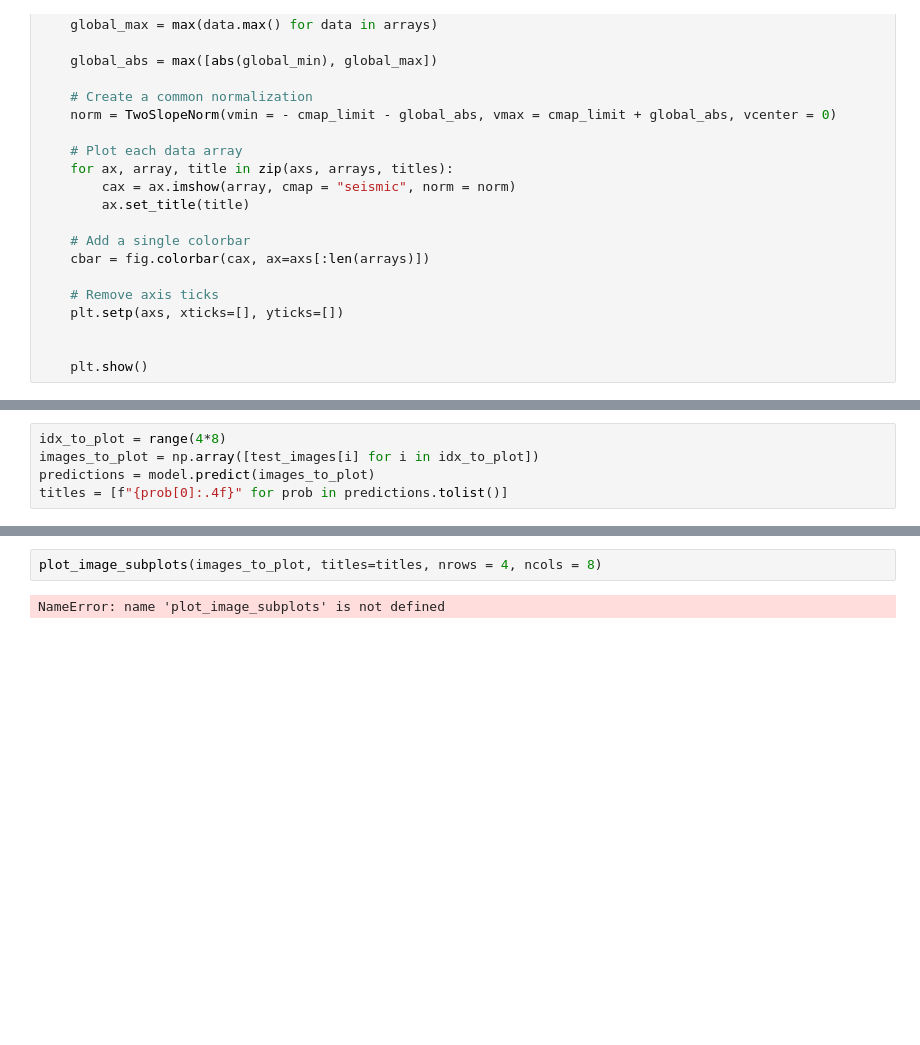
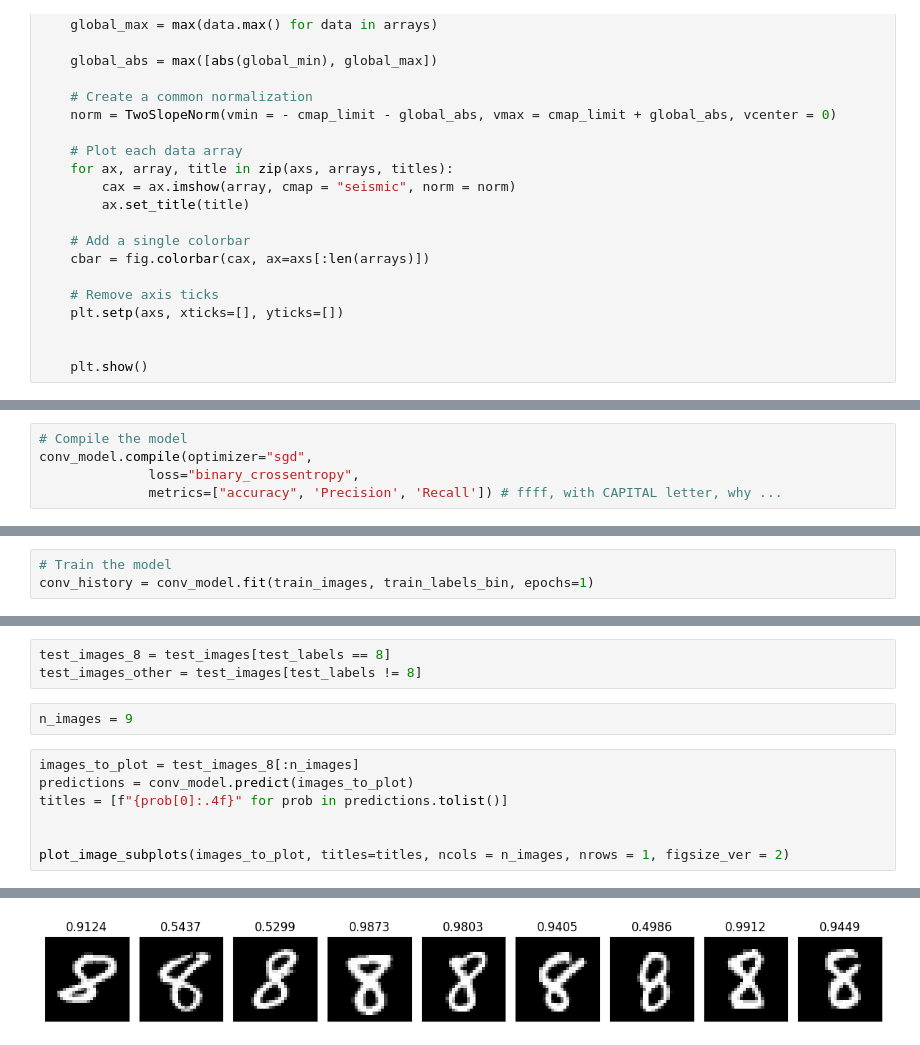
Before and after one commit to dtuleva/Images_and_Convolutions, a Jupyter notebook: Images_and_Convolutions_part_2_CNNs.ipynb, the cells around one changed output, grey strips where cells are left out. Saved outputs shown, nothing was run; the diff lists cells and outputs as text; blank space fills up the shorter version.

```diff
--- a/Images_and_Convolutions_part_2_CNNs.ipynb
+++ b/Images_and_Convolutions_part_2_CNNs.ipynb
@@ -195,0 +212,5 @@ test_images[0].shape
+# %%
+# Compile the model
+conv_model.compile(optimizer="sgd",
+              loss="binary_crossentropy",
+              metrics=["accuracy", 'Precision', 'Recall']) # ffff, with CAPITAL letter, why ...
@@ -195,0 +219,3 @@ test_images[0].shape
+# %%
+# Train the model
+conv_history = conv_model.fit(train_images, train_labels_bin, epochs=1)
@@ -196,6 +239,13 @@ test_images[0].shape
+# %%
+test_images_8 = test_images[test_labels == 8]
+test_images_other = test_images[test_labels != 8]
+# %%
+n_images = 9
 # %%
-idx_to_plot = range(4*8)
-images_to_plot = np.array([test_images[i] for i in idx_to_plot])
-predictions = model.predict(images_to_plot)
+images_to_plot = test_images_8[:n_images]
+predictions = conv_model.predict(images_to_plot)
 titles = [f"{prob[0]:.4f}" for prob in predictions.tolist()]
+
+
+plot_image_subplots(images_to_plot, titles=titles, ncols = n_images, nrows = 1, figsize_ver = 2)
 # %% [output]
@@ -203,4 +253 @@ NameError: name 'model' is not defined
+[figure, added]
-# %%
-plot_image_subplots(images_to_plot, titles=titles, nrows = 4, ncols = 8)
-# %% [output]
-NameError: name 'plot_image_subplots' is not defined
```
Also changed, not shown: parts of 34 cells of this notebook.
